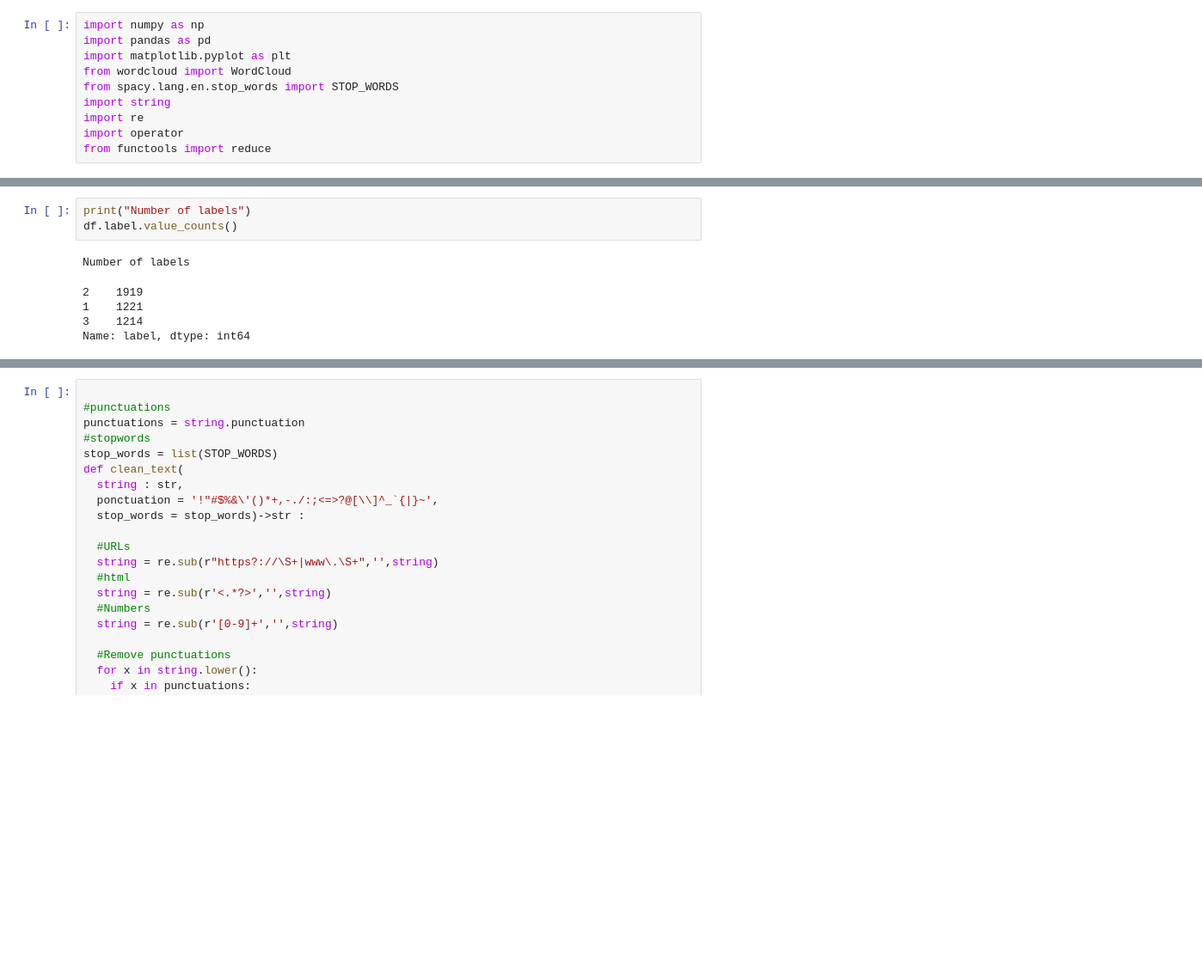
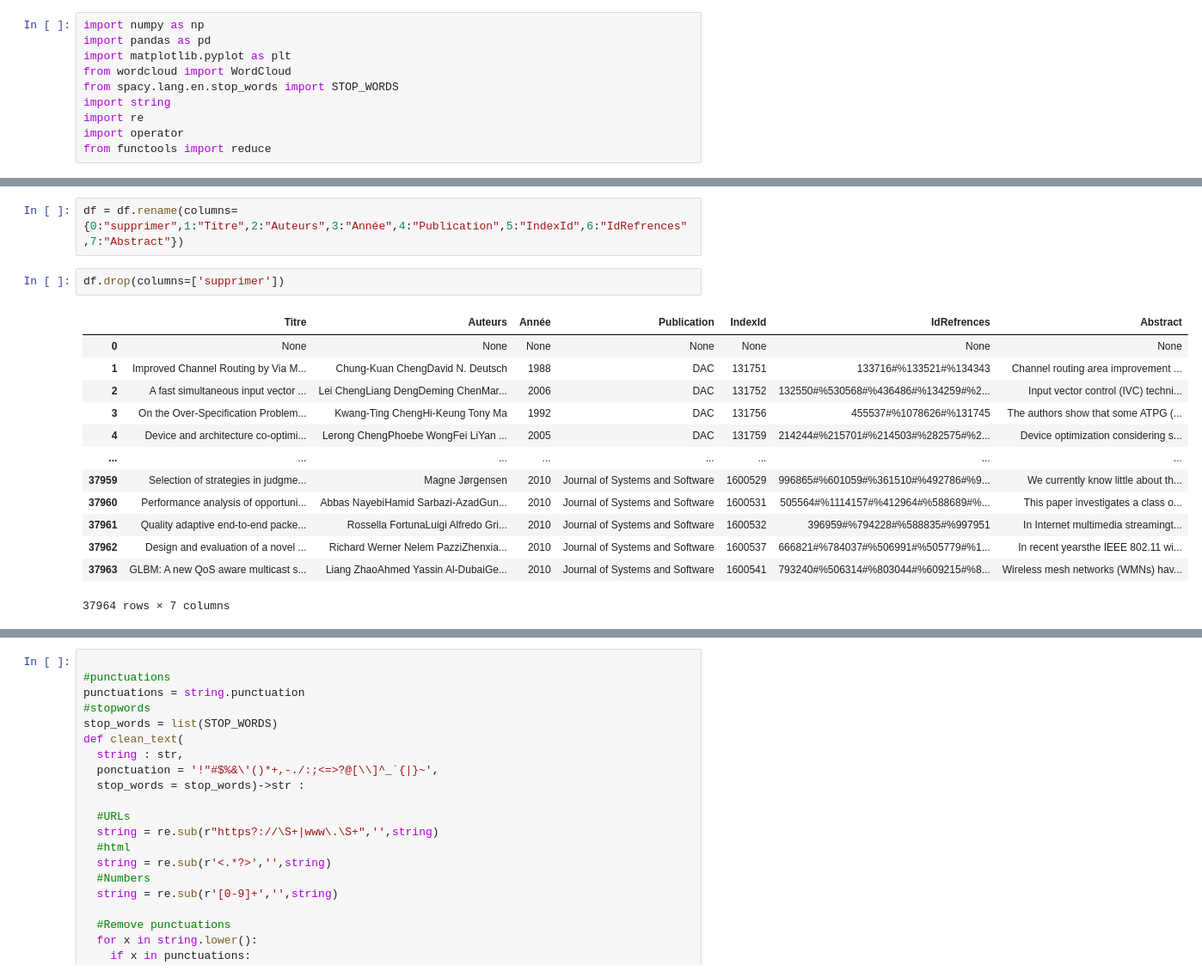
Before and after one commit to Erifai/Bi_Project, a Jupyter notebook: Projet_BI_NLP.ipynb, the cells around one changed output, grey strips where cells are left out. Shown at 86% size. Saved outputs shown, nothing was run; the diff lists cells and outputs as text; blank space fills up the shorter version.

```diff
--- a/Projet_BI_NLP.ipynb
+++ b/Projet_BI_NLP.ipynb
@@ -103,12 +113,21 @@ df
-# %%
-print("Number of labels")
-df.label.value_counts()
-# %% [output]
-Number of labels
-2    1919
-1    1221
-3    1214
-Name: label, dtype: int64
+# %%
+df = df.rename(columns={0:"supprimer",1:"Titre",2:"Auteurs",3:"Année",4:"Publication",5:"IndexId",6:"IdRefrences",7:"Abstract"})
+# %%
+df.drop(columns=['supprimer'])
+# %% [output]
+|  | Titre | Auteurs | Année | Publication | IndexId | IdRefrences | Abstract |
+| 0 | None | None | None | None | None | None | None |
+| 1 | Improved Channel Routing by Via M... | Chung-Kuan ChengDavid N. Deutsch | 1988 | DAC | 131751 | 133716#%133521#%134343 | Channel routing area improvement ... |
+| 2 | A fast simultaneous input vector ... | Lei ChengLiang DengDeming ChenMar... | 2006 | DAC | 131752 | 132550#%530568#%436486#%134259#%2... | Input vector control (IVC) techni... |
+| 3 | On the Over-Specification Problem... | Kwang-Ting ChengHi-Keung Tony Ma | 1992 | DAC | 131756 | 455537#%1078626#%131745 | The authors show that some ATPG (... |
+| 4 | Device and architecture co-optimi... | Lerong ChengPhoebe WongFei LiYan ... | 2005 | DAC | 131759 | 214244#%215701#%214503#%282575#%2... | Device optimization considering s... |
+| ... | ... | ... | ... | ... | ... | ... | ... |
+| 37959 | Selection of strategies in judgme... | Magne Jørgensen | 2010 | Journal of Systems and Software | 1600529 | 996865#%601059#%361510#%492786#%9... | We currently know little about th... |
+| 37960 | Performance analysis of opportuni... | Abbas NayebiHamid Sarbazi-AzadGun... | 2010 | Journal of Systems and Software | 1600531 | 505564#%1114157#%412964#%588689#%... | This paper investigates a class o... |
+| 37961 | Quality adaptive end-to-end packe... | Rossella FortunaLuigi Alfredo Gri... | 2010 | Journal of Systems and Software | 1600532 | 396959#%794228#%588835#%997951 | In Internet multimedia streamingt... |
+| 37962 | Design and evaluation of a novel ... | Richard Werner Nelem PazziZhenxia... | 2010 | Journal of Systems and Software | 1600537 | 666821#%784037#%506991#%505779#%1... | In recent yearsthe IEEE 802.11 wi... |
+| 37963 | GLBM: A new QoS aware multicast s... | Liang ZhaoAhmed Yassin Al-DubaiGe... | 2010 | Journal of Systems and Software | 1600541 | 793240#%506314#%803044#%609215#%8... | Wireless mesh networks (WMNs) hav... |
+37964 rows × 7 columns
 # %%
 df.dropna(inplace=True)
 df.info()
```
Also changed, not shown: parts of 10 cells of this notebook.
